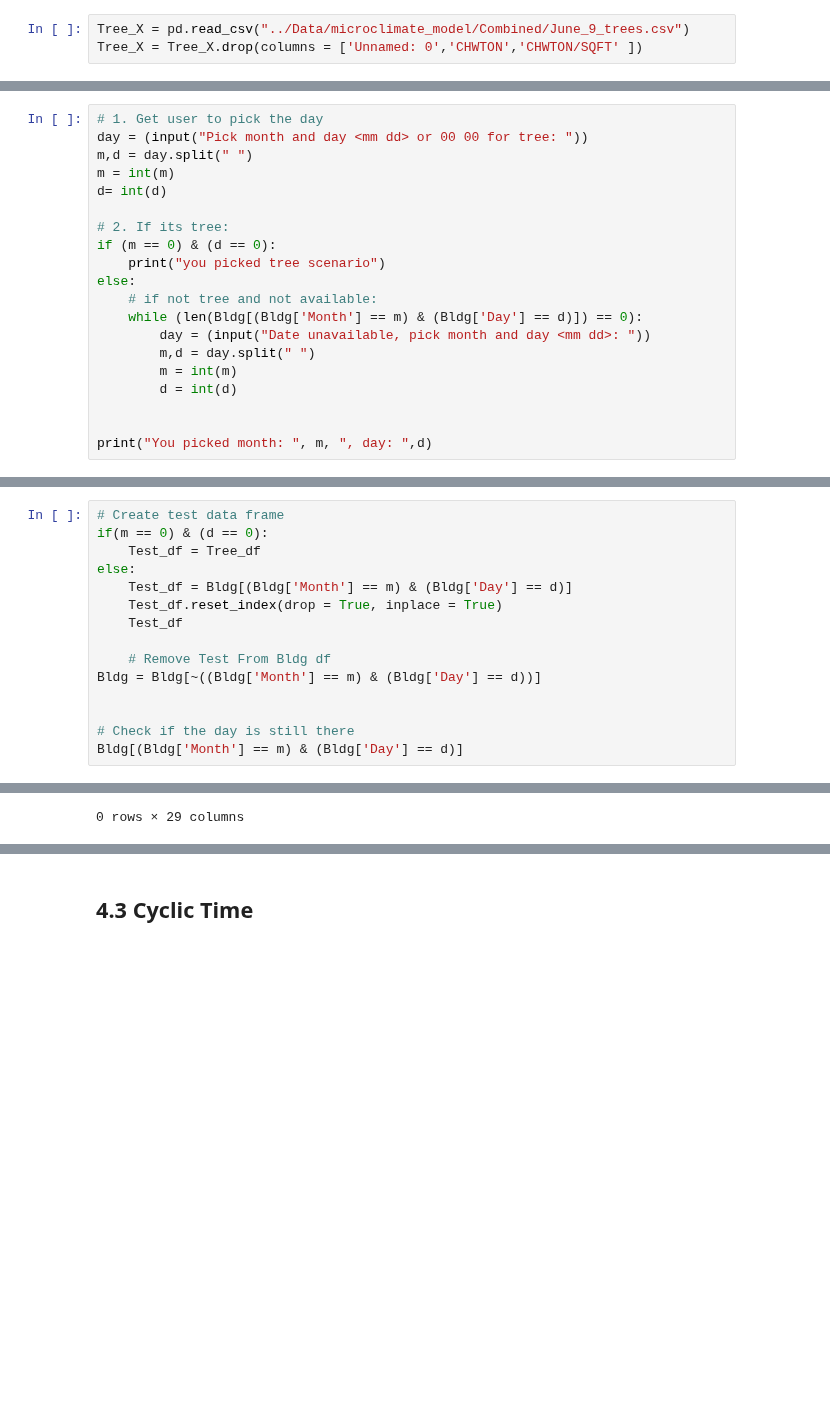
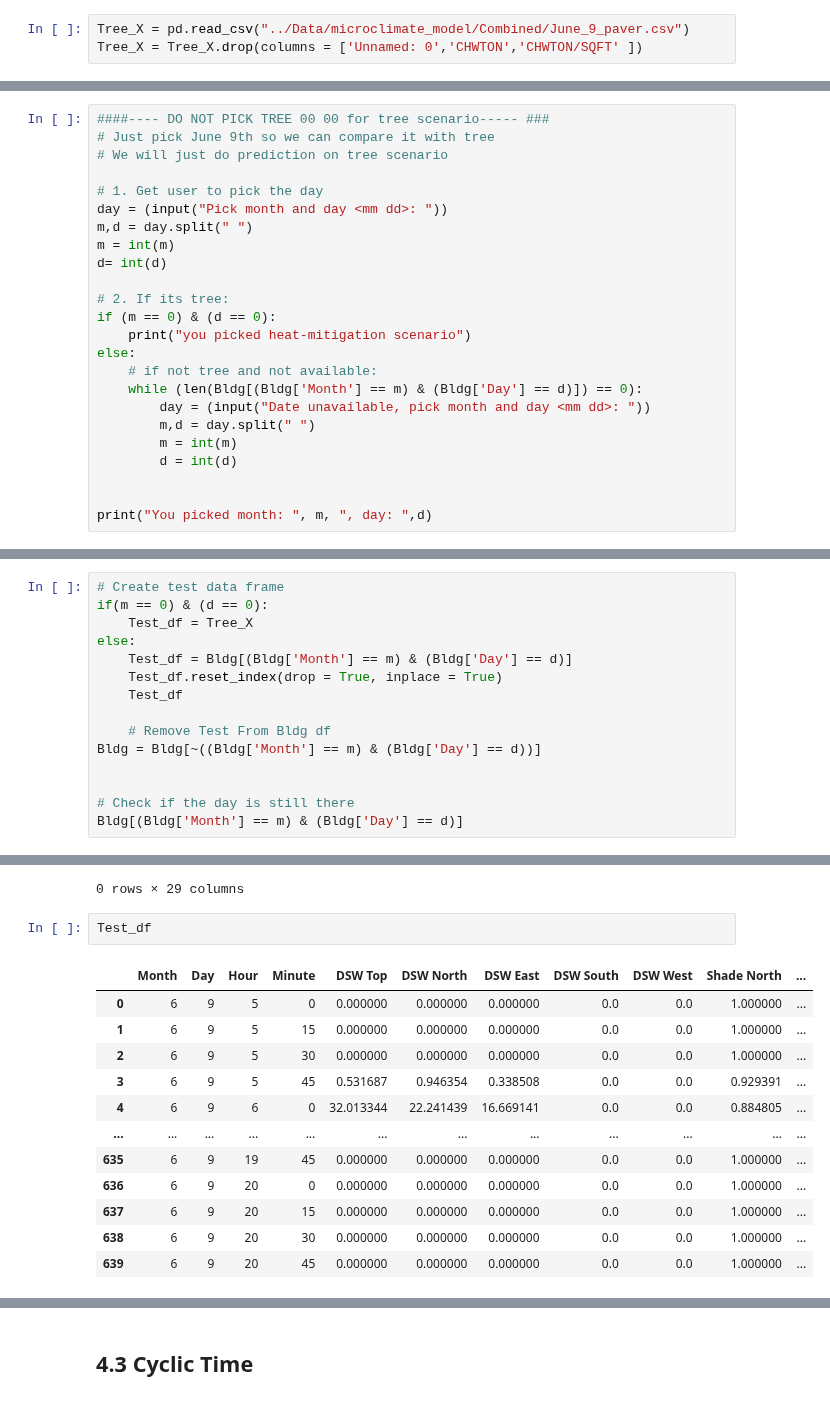
Before and after one commit to freecode23/microclimate-effects, a Jupyter notebook: microclimate_model/Model5_train_validate_test.ipynb, the cells around one changed output, grey strips where cells are left out. Saved outputs shown, nothing was run; the diff lists cells and outputs as text; blank space fills up the shorter version.

Commit message:
paver

```diff
--- a/microclimate_model/Model5_train_validate_test.ipynb
+++ b/microclimate_model/Model5_train_validate_test.ipynb
@@ -45,7 +44,7 @@ from matplotlib.pyplot import figure
 Bldg = pd.read_csv("../Data/microclimate_model/Combined/all_buildings_9pm.csv")
 Bldg = Bldg.drop(columns = ['Unnamed: 0','CHWTON'])
 # %%
-Tree_X = pd.read_csv("../Data/microclimate_model/Combined/June_9_trees.csv")
+Tree_X = pd.read_csv("../Data/microclimate_model/Combined/June_9_paver.csv")
 Tree_X = Tree_X.drop(columns = ['Unnamed: 0','CHWTON','CHWTON/SQFT' ])
 # %% [markdown]
 # 2. EDA
@@ -287,15 +286,19 @@ September: 11, 29<br>
 
 June 9 tree<br>
 # %%
+####---- DO NOT PICK TREE 00 00 for tree scenario----- ###
+# Just pick June 9th so we can compare it with tree
+# We will just do prediction on tree scenario
+
 # 1. Get user to pick the day
-day = (input("Pick month and day <mm dd> or 00 00 for tree: "))
+day = (input("Pick month and day <mm dd>: "))
 m,d = day.split(" ")
 m = int(m)
 d= int(d)
 
 # 2. If its tree:
 if (m == 0) & (d == 0):
-    print("you picked tree scenario")
+    print("you picked heat-mitigation scenario")
 else:
     # if not tree and not available:
     while (len(Bldg[(Bldg['Month'] == m) & (Bldg['Day'] == d)]) == 0):
@@ -316,7 +319,7 @@ You picked month:  6 , day:  9
 # %%
 # Create test data frame
 if(m == 0) & (d == 0):
-    Test_df = Tree_df
+    Test_df = Tree_X
 else:
     Test_df = Bldg[(Bldg['Month'] == m) & (Bldg['Day'] == d)]
     Test_df.reset_index(drop = True, inplace = True)
@@ -331,3 +334,18 @@ Bldg[(Bldg['Month'] == m) & (Bldg['Day'] == d)]
 # %% [output]
 |  | Month | Day | Hour | Minute | DSW Top | DSW North | DSW East | DSW South | DSW West | Shade North | ... |
 0 rows × 29 columns
+# %%
+Test_df
+# %% [output]
+|  | Month | Day | Hour | Minute | DSW Top | DSW North | DSW East | DSW South | DSW West | Shade North | ... |
+| 0 | 6 | 9 | 5 | 0 | 0.000000 | 0.000000 | 0.000000 | 0.0 | 0.0 | 1.000000 | ... |
+| 1 | 6 | 9 | 5 | 15 | 0.000000 | 0.000000 | 0.000000 | 0.0 | 0.0 | 1.000000 | ... |
+| 2 | 6 | 9 | 5 | 30 | 0.000000 | 0.000000 | 0.000000 | 0.0 | 0.0 | 1.000000 | ... |
+| 3 | 6 | 9 | 5 | 45 | 0.531687 | 0.946354 | 0.338508 | 0.0 | 0.0 | 0.929391 | ... |
+| 4 | 6 | 9 | 6 | 0 | 32.013344 | 22.241439 | 16.669141 | 0.0 | 0.0 | 0.884805 | ... |
+| ... | ... | ... | ... | ... | ... | ... | ... | ... | ... | ... | ... |
+| 635 | 6 | 9 | 19 | 45 | 0.000000 | 0.000000 | 0.000000 | 0.0 | 0.0 | 1.000000 | ... |
+| 636 | 6 | 9 | 20 | 0 | 0.000000 | 0.000000 | 0.000000 | 0.0 | 0.0 | 1.000000 | ... |
+| 637 | 6 | 9 | 20 | 15 | 0.000000 | 0.000000 | 0.000000 | 0.0 | 0.0 | 1.000000 | ... |
+| 638 | 6 | 9 | 20 | 30 | 0.000000 | 0.000000 | 0.000000 | 0.0 | 0.0 | 1.000000 | ... |
+| 639 | 6 | 9 | 20 | 45 | 0.000000 | 0.000000 | 0.000000 | 0.0 | 0.0 | 1.000000 | ... |
```
Also changed, not shown: parts of 16 cells of this notebook.
